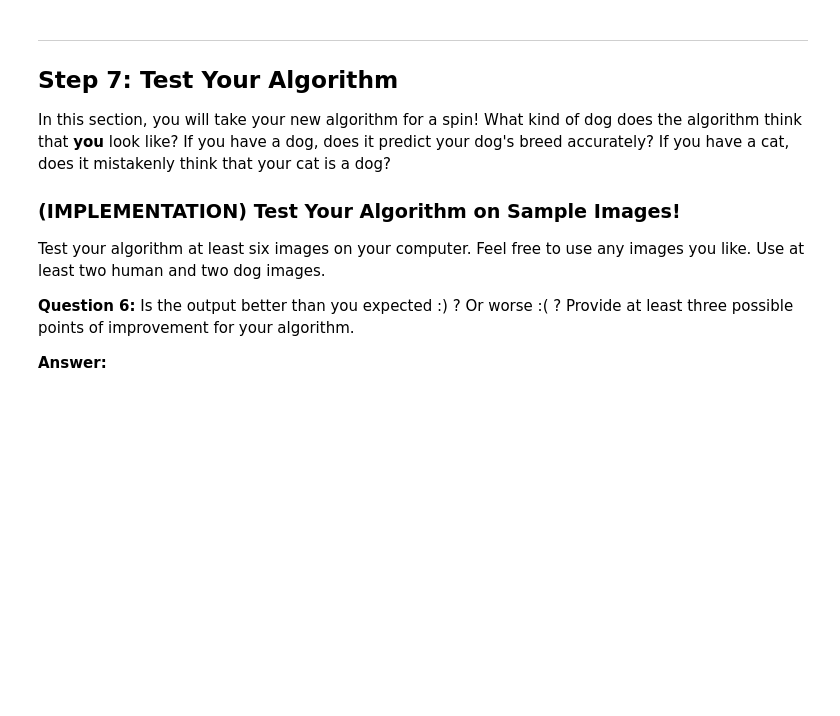
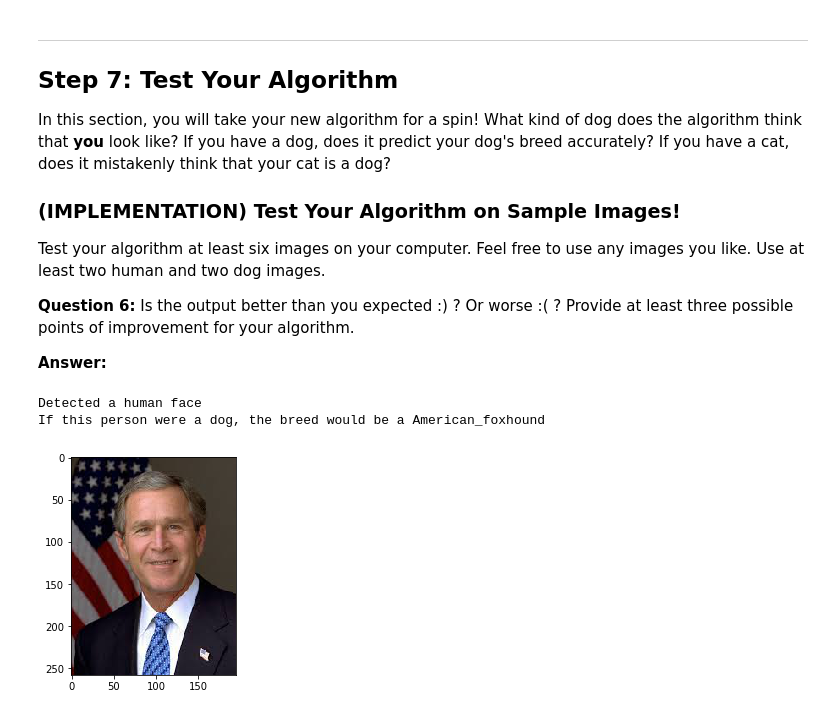
Before and after one commit to tingtingr/dogbreedclassifier, a Jupyter notebook: dog_app.ipynb, the cells around one changed output. Cells and saved outputs as stored; diff of their text form; code cells hidden in the pictures; blank space fills up the shorter version.

```diff
--- a/dog_app.ipynb
+++ b/dog_app.ipynb
@@ -531,4 +485,4 @@ _________________________________________________________________
 # %% [markdown]
 ### Compile the Model
 # %%
-cnn_model.compile(optimizer='adam', loss='categorical_crossentropy', metrics=['accuracy'])
+model.compile(optimizer='adam', loss='categorical_crossentropy', metrics=['accuracy'])
@@ -775,3 +823,30 @@ Some sample output for our algorithm is provided below, but feel free to design
+# %%
+def dog_detector(img_path):
+    prediction = ResNet50_predict_labels(img_path)
+    return ((prediction <= 268) & (prediction >= 151))
+
+def face_detector(img_path):
+    img = cv2.imread(img_path)
+    gray = cv2.cvtColor(img, cv2.COLOR_BGR2GRAY)
+    faces = face_cascade.detectMultiScale(gray)
+    return len(faces) > 0
+
+def predict_breed(img_path):
+    isDog = dog_detector(img_path)
+    isPerson = face_detector(img_path)
+    if isDog:
+        print("Detected a dog")
+        breed = ResNet50_predict_breed(img_path)
+        return breed
+    if isPerson:
+        print("Detected a human face")
+        breed = ResNet50_predict_breed(img_path)
+        return breed
+    else:
+        print("No human face or dog detected")
+        img = cv2.imread(img_path)
+        cv_rgb = cv2.cvtColor(img, cv2.COLOR_BGR2RGB)
+        imgplot = plt.imshow(cv_rgb)
 # %% [markdown]
 ---
 <a id='step7'></a>
@@ -790,3 +865,9 @@ __Answer:__
 ## TODO: Execute your algorithm from Step 6 on
 ## at least 6 images on your computer.
 ## Feel free to use as many code cells as needed.
+# %%
+predict_breed("images/bush.jpg")
+# %% [output]
+Detected a human face
+If this person were a dog, the breed would be a American_foxhound
+[figure, added]
```
Also changed, not shown: parts of 35 cells of this notebook, 12 other files.
